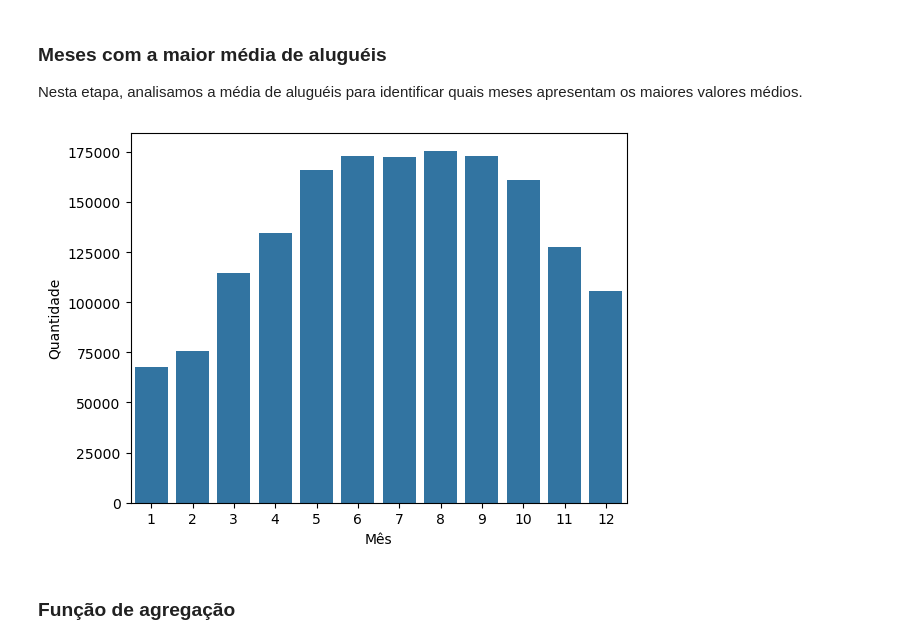
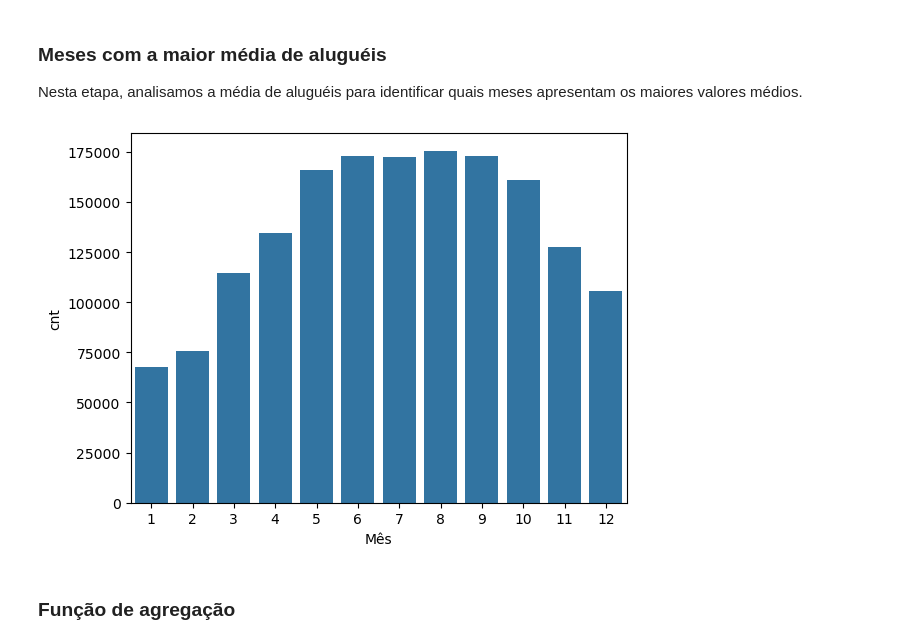
Before and after one commit to igao01/ds_bike_sharing, a Jupyter notebook: notebooks/02_EDA_bike_sharing.ipynb, the cells around one changed output. Drawn from its saved outputs; the diff is of its cells as text; code cells hidden in the pictures.

```diff
--- a/notebooks/02_EDA_bike_sharing.ipynb
+++ b/notebooks/02_EDA_bike_sharing.ipynb
@@ -52,16 +52,15 @@ Nesta etapa, analisamos a média de aluguéis para identificar quais meses apres
 # %%
 df_month = df_monthly.groupby(df_monthly[DATETIME_COLUMN].dt.month).agg(cnt=(TARGET_COLUMN, 'mean')).reset_index()
 
 sns.barplot(data=df_month,x=DATETIME_COLUMN, y=TARGET_COLUMN)
 
 # Define os rótulos dos eixos
 plt.xlabel('Mês')
-plt.ylabel('Quantidade')
 
 # Exibe o gráfico
 plt.show()
 # %% [output]
-[figure, old version]
+[figure, new version]
 # %% [markdown]
 ### Função de agregação
 # %%
```
Also changed, not shown: parts of 16 cells of this notebook.
